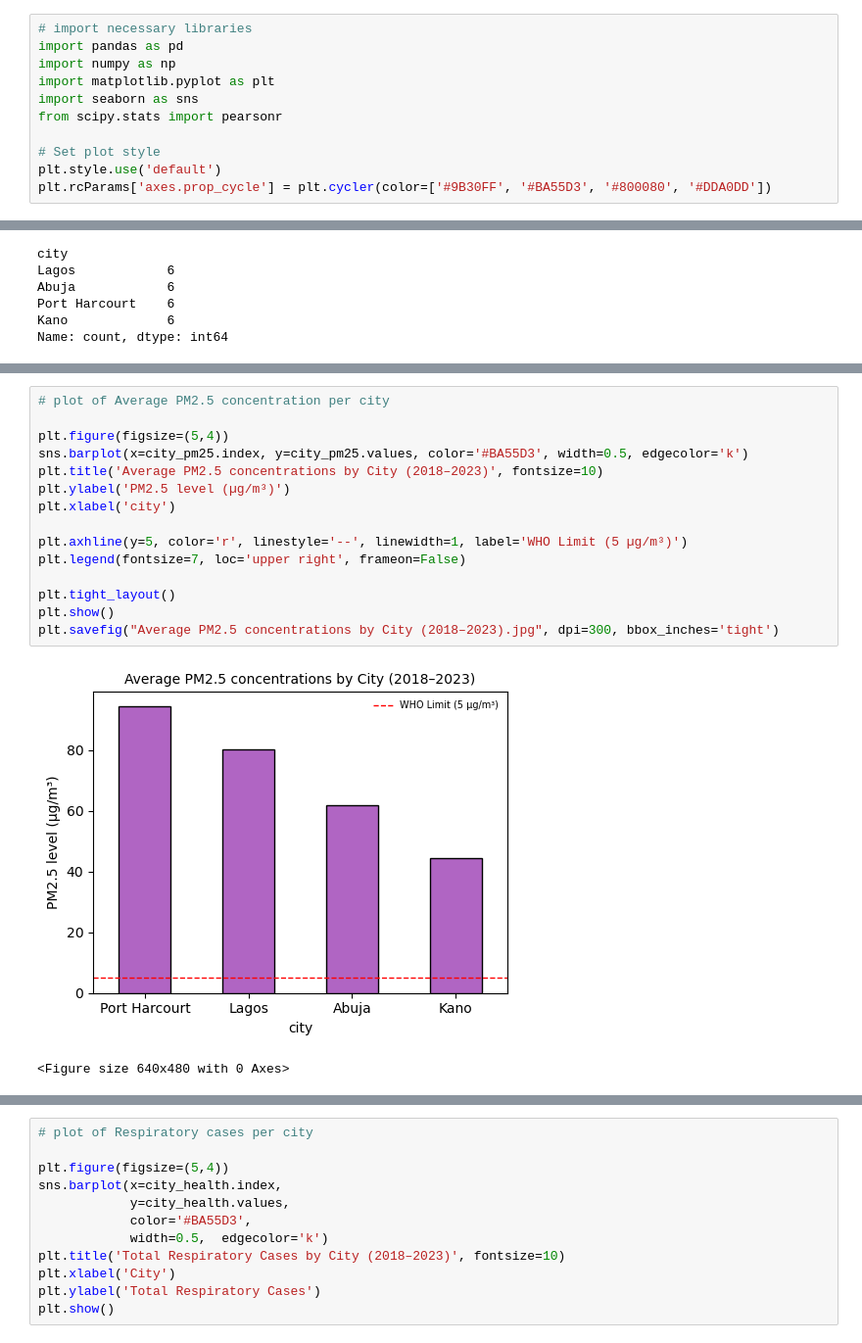
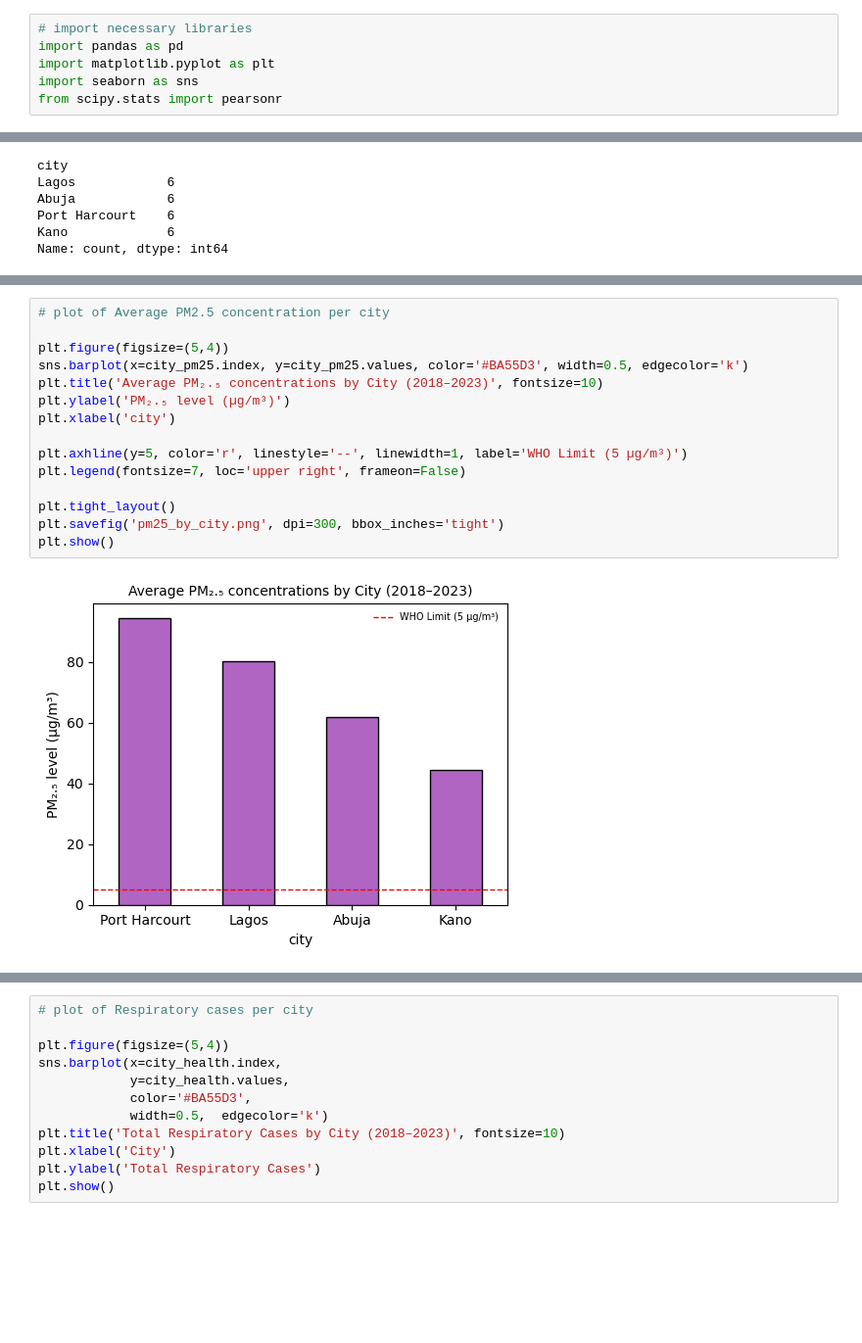
Before and after one commit to DataxEnv/environmental-health-analysis, a Jupyter notebook: environmental_health_analysis.ipynb, the cells around one changed output, grey strips where cells are left out. Shown at 98% size. Saved outputs shown, nothing was run; the diff lists cells and outputs as text; blank space fills up the shorter version.

```diff
--- a/environmental_health_analysis.ipynb
+++ b/environmental_health_analysis.ipynb
@@ -4,14 +4,9 @@ This notebook analyzes the relationship between air quality (PM2.5 levels) and r
 # %%
 # import necessary libraries
 import pandas as pd
-import numpy as np
 import matplotlib.pyplot as plt
 import seaborn as sns
 from scipy.stats import pearsonr
-
-# Set plot style
-plt.style.use('default')
-plt.rcParams['axes.prop_cycle'] = plt.cycler(color=['#9B30FF', '#BA55D3', '#800080', '#DDA0DD'])
 # %%
 df = pd.read_csv('dataset/Airpollution-and-Publichealth_dataset.csv')
 # %% [markdown]
@@ -156,18 +151,17 @@ city_pm25.to_frame(name= 'Average PM2.5_annual')
 # %%
 # plot of Average PM2.5 concentration per city
 
 plt.figure(figsize=(5,4))
 sns.barplot(x=city_pm25.index, y=city_pm25.values, color='#BA55D3', width=0.5, edgecolor='k')
-plt.title('Average PM2.5 concentrations by City (2018–2023)', fontsize=10)
-plt.ylabel('PM2.5 level (µg/m³)')
+plt.title('Average PM₂.₅ concentrations by City (2018–2023)', fontsize=10)
+plt.ylabel('PM₂.₅ level (µg/m³)')
 plt.xlabel('city')
 
 plt.axhline(y=5, color='r', linestyle='--', linewidth=1, label='WHO Limit (5 µg/m³)')
 plt.legend(fontsize=7, loc='upper right', frameon=False)
 
 plt.tight_layout()
+plt.savefig('pm25_by_city.png', dpi=300, bbox_inches='tight')
 plt.show()
-plt.savefig("Average PM2.5 concentrations by City (2018–2023).jpg", dpi=300, bbox_inches='tight')
 # %% [output]
-[figure, old version]
+[figure, new version]
-<Figure size 640x480 with 0 Axes>
```
Also changed, not shown: parts of 22 cells of this notebook.
